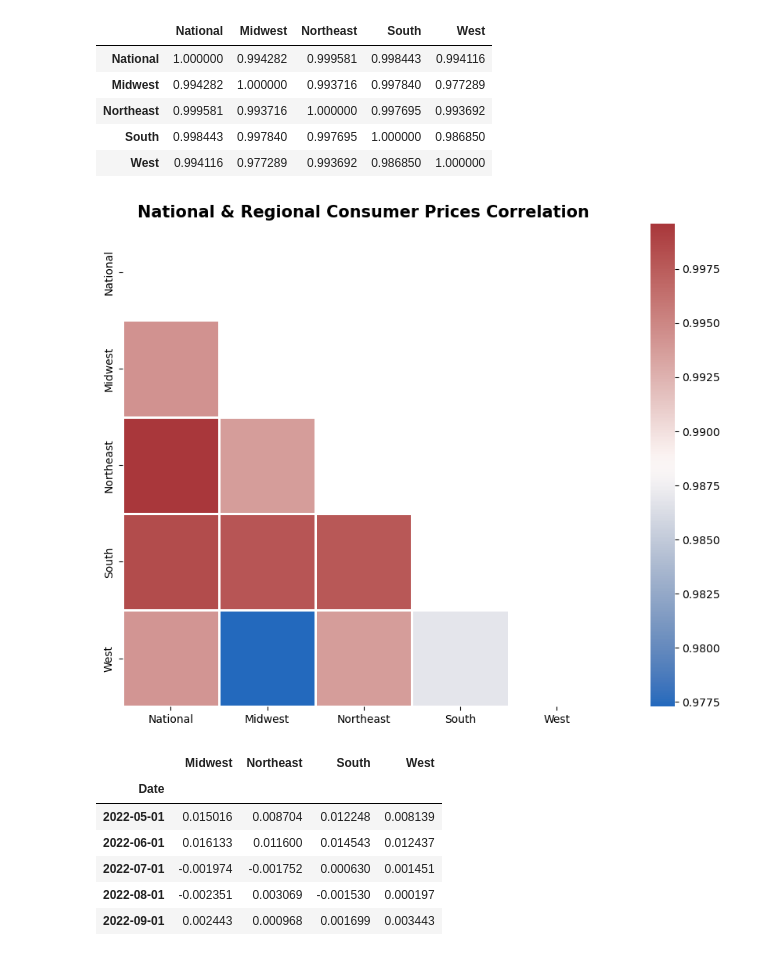
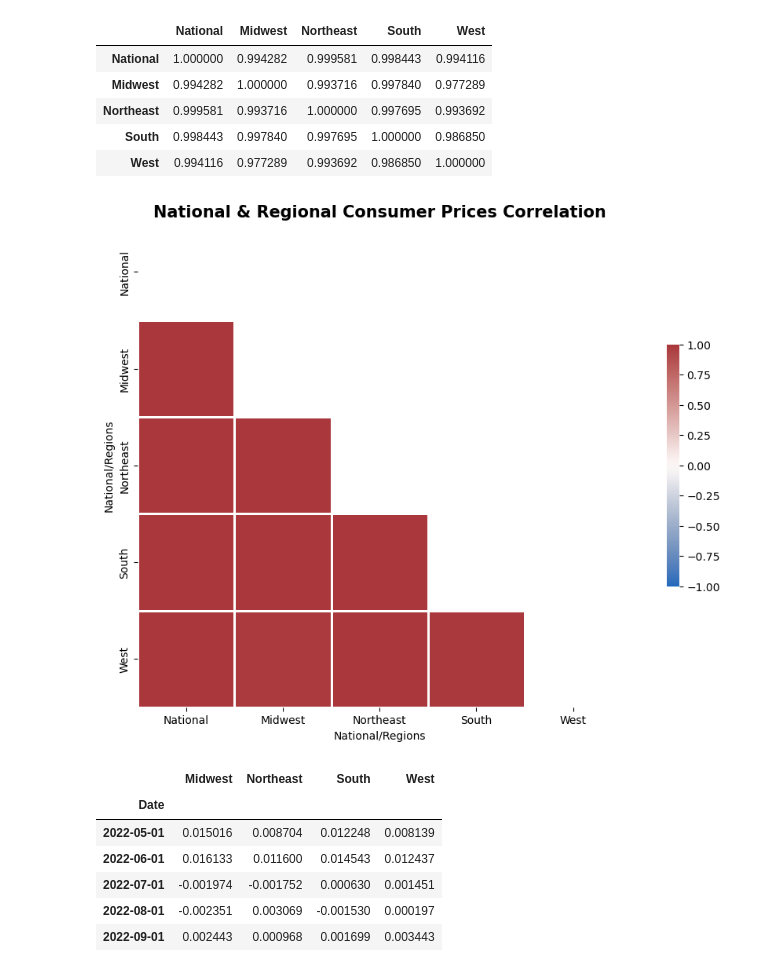
Before and after one commit to SZun/Real-Impact-of-Inflation, a Jupyter notebook: Final-Data-Analysis.ipynb, the cells around one changed output. Cells and saved outputs as stored; diff of their text form; code cells hidden in the pictures.

```diff
--- a/Final-Data-Analysis.ipynb
+++ b/Final-Data-Analysis.ipynb
@@ -439,14 +447,22 @@ combined_corr
 | South | 0.998443 | 0.997840 | 0.997695 | 1.000000 | 0.986850 |
 | West | 0.994116 | 0.977289 | 0.993692 | 0.986850 | 1.000000 |
 # %%
-plt.figure(figsize=(15,8),)
+fig = plt.figure(figsize=(15,8),)
 plt.title("National & Regional Consumer Prices Correlation", fontsize=15, fontweight='bold')
 sns.heatmap(combined_corr,
-            square=True,
-            linewidth=1,cmap='vlag',
-            mask=np.triu(np.ones_like(combined_corr, dtype=bool)));
+                cbar_kws={'shrink': .5},
+                mask=np.triu(np.ones_like(combined_corr, dtype=bool)),
+                vmin=-1,
+                vmax=1,
+                center=0,
+                cmap='vlag',
+                linewidth=1,
+                square=True).set(xlabel='National/Regions',
+                                 ylabel='National/Regions');
+fig.show()
+fig.savefig("./assets/images/national_&_regional_consumer_prices_correlation_plot.png")
 # %% [output]
-[figure, old version]
+[figure, new version]
 # %%
 #find percent change in each reagion per month
 all_regions_pct = all_regions_df.pct_change().dropna()
```
Also changed, not shown: parts of 14 cells of this notebook, 7 other files.
